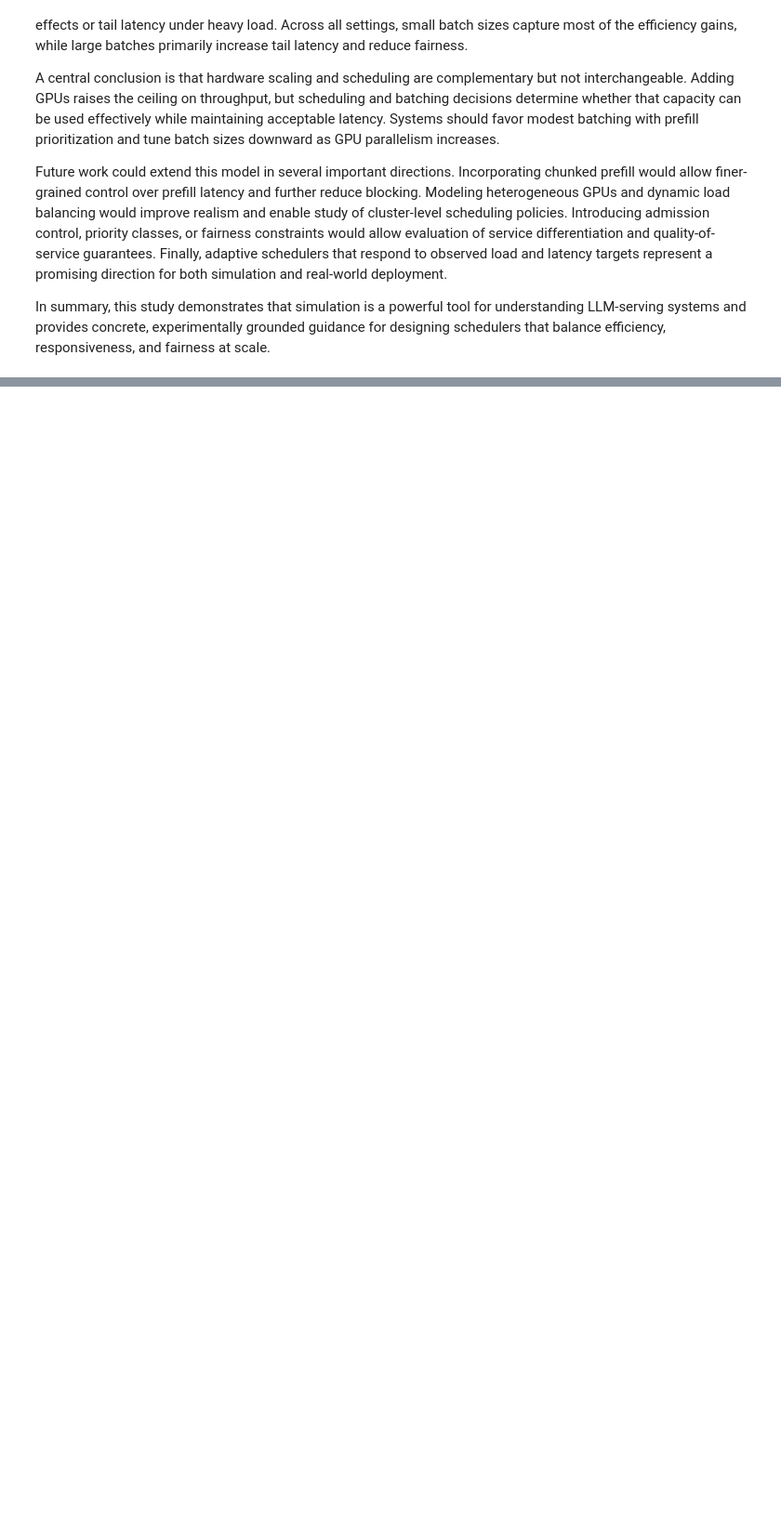
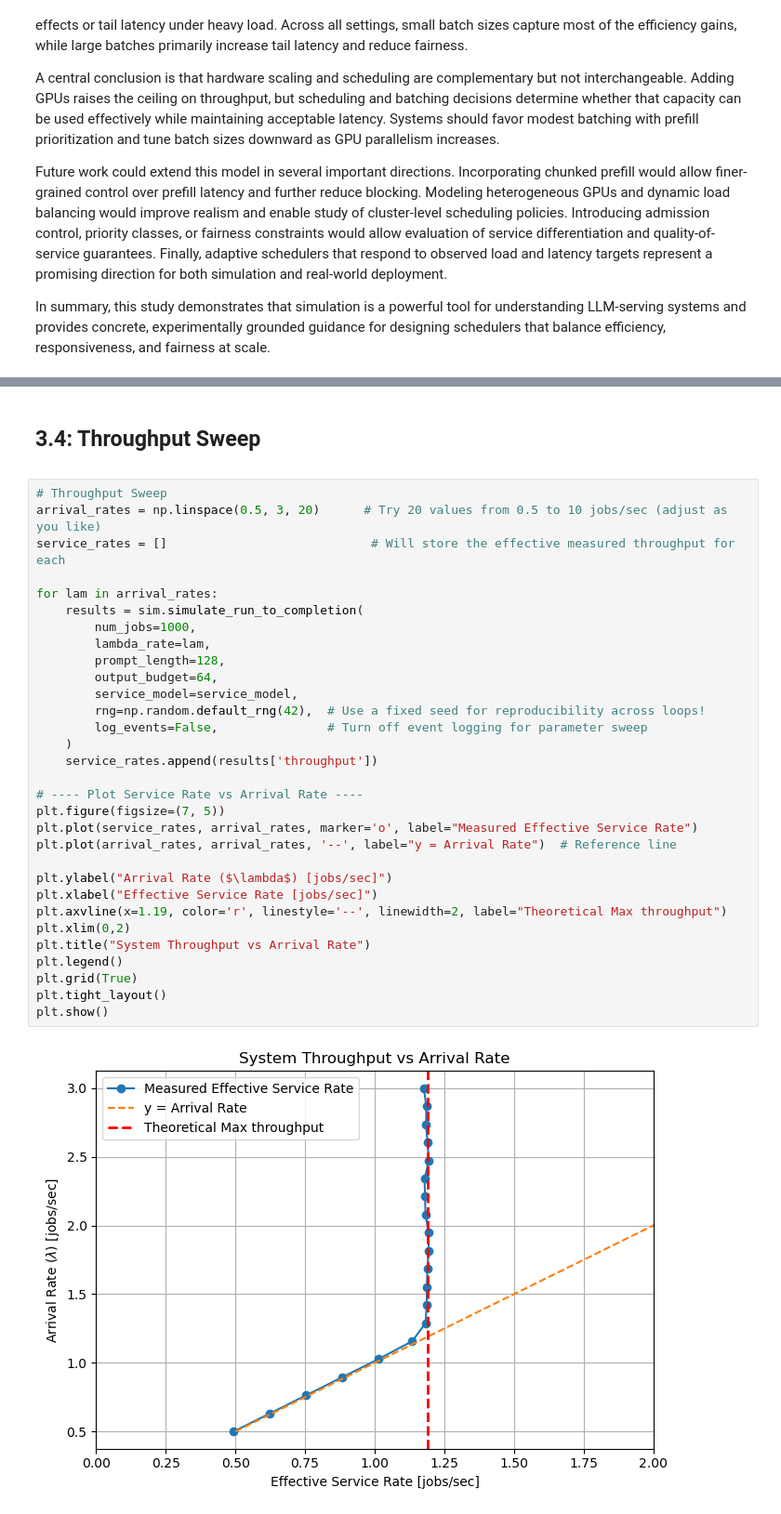
Before and after one commit to kimbond0071/5580FinalProject, a Jupyter notebook: main_report.ipynb, the cells around one changed output, grey strips where cells are left out. Shown at 93% size. Saved outputs shown, nothing was run; the diff lists cells and outputs as text; blank space fills up the shorter version.

```diff
--- a/main_report.ipynb
+++ b/main_report.ipynb
@@ -144,0 +386,36 @@ In summary, this study demonstrates that simulation is a powerful tool for under
+# %% [markdown]
+## 3.4: Throughput Sweep
+<a id="17-as-we-can-see-the-models-maximum-throughout-is-approximating-119-which-match-the-theoretical-result-that-we-will-derive-later-in-part-6"></a>
+# %%
+# Throughput Sweep
+arrival_rates = np.linspace(0.5, 3, 20)      # Try 20 values from 0.5 to 10 jobs/sec (adjust as you like)
+service_rates = []                            # Will store the effective measured throughput for each
+
+for lam in arrival_rates:
+    results = sim.simulate_run_to_completion(
+        num_jobs=1000,
+        lambda_rate=lam,
+        prompt_length=128,
+        output_budget=64,
+        service_model=service_model,
+        rng=np.random.default_rng(42),  # Use a fixed seed for reproducibility across loops!
+        log_events=False,               # Turn off event logging for parameter sweep
+    )
+    service_rates.append(results['throughput'])
+
+# ---- Plot Service Rate vs Arrival Rate ----
+plt.figure(figsize=(7, 5))
+plt.plot(service_rates, arrival_rates, marker='o', label="Measured Effective Service Rate")
+plt.plot(arrival_rates, arrival_rates, '--', label="y = Arrival Rate")  # Reference line
+
+plt.ylabel("Arrival Rate ($\lambda$) [jobs/sec]")
+plt.xlabel("Effective Service Rate [jobs/sec]")
+plt.axvline(x=1.19, color='r', linestyle='--', linewidth=2, label="Theoretical Max throughput")
+plt.xlim(0,2)
+plt.title("System Throughput vs Arrival Rate")
+plt.legend()
+plt.grid(True)
+plt.tight_layout()
+plt.show()
+# %% [output]
+[figure, added]
```
Also changed, not shown: parts of 65 cells of this notebook.
